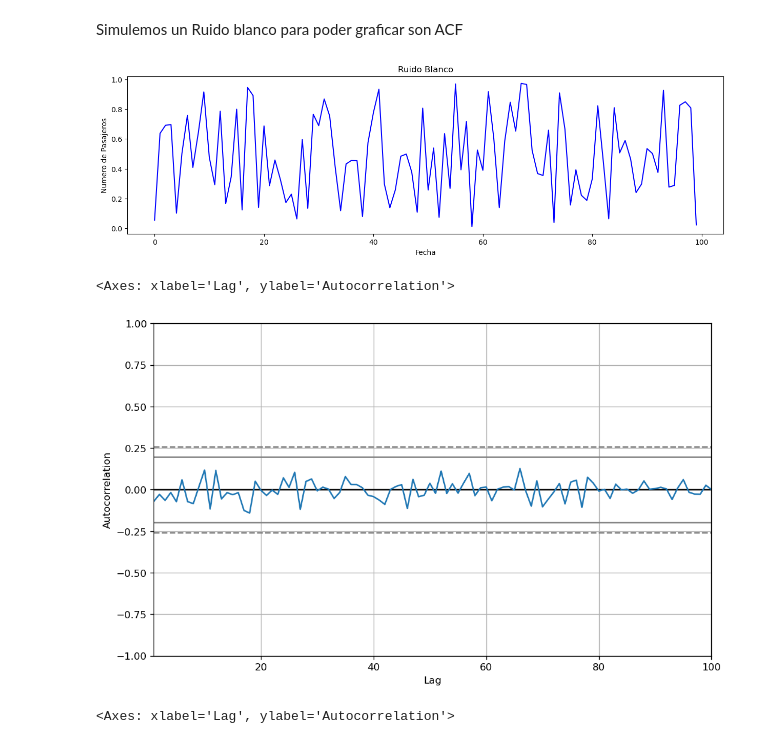
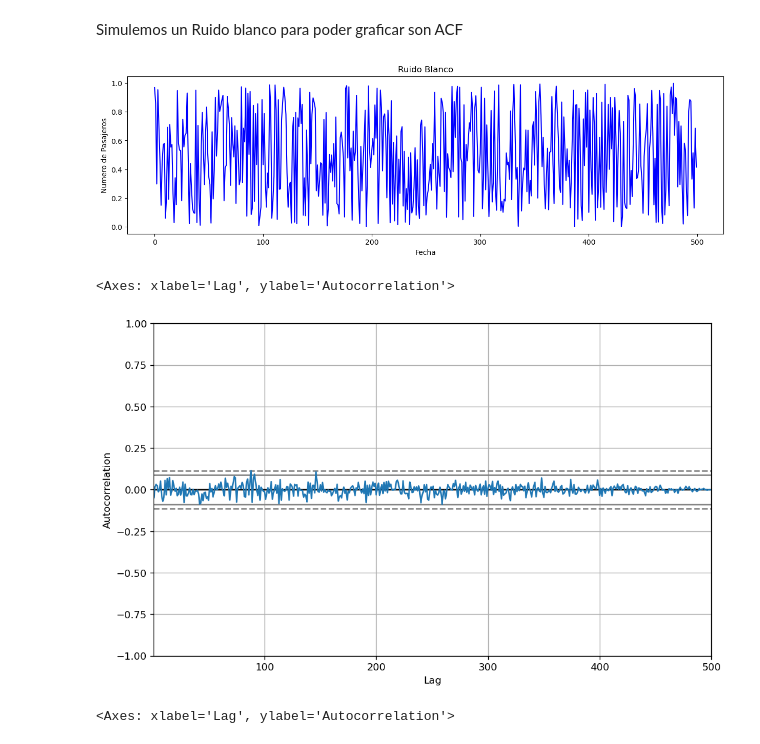
Before and after one commit to LuisGorozpe/py-ts-code, a Jupyter notebook: sesion2.ipynb, the cells around one changed output. Drawn from its saved outputs; the diff is of its cells as text; code cells hidden in the pictures.

```diff
--- a/sesion2.ipynb
+++ b/sesion2.ipynb
@@ -514,17 +512,17 @@ autocorrelation_plot(ejemplo3["Kwh"].tolist())
 # %% [markdown]
 Simulemos un Ruido blanco para poder graficar son ACF
 # %%
-n=100
+n=500
 ruido = np.random.rand(n)
 ruido_df=pd.Series(ruido)
 plot_df(ruido_df, x=range(n), y=ruido_df, title='Ruido Blanco', colores="blue")
 # %% [output]
-[figure, old version]
+[figure, new version]
 # %%
 autocorrelation_plot(ruido_df)
 # %% [output]
 <Axes: xlabel='Lag', ylabel='Autocorrelation'>
-[figure, old version]
+[figure, new version]
 # %%
 residuos2_1= multiplicative_decomposition2.resid
 autocorrelation_plot(residuos2_1.dropna())
```
Also changed, not shown: parts of 8 cells of this notebook, 33 other files.
